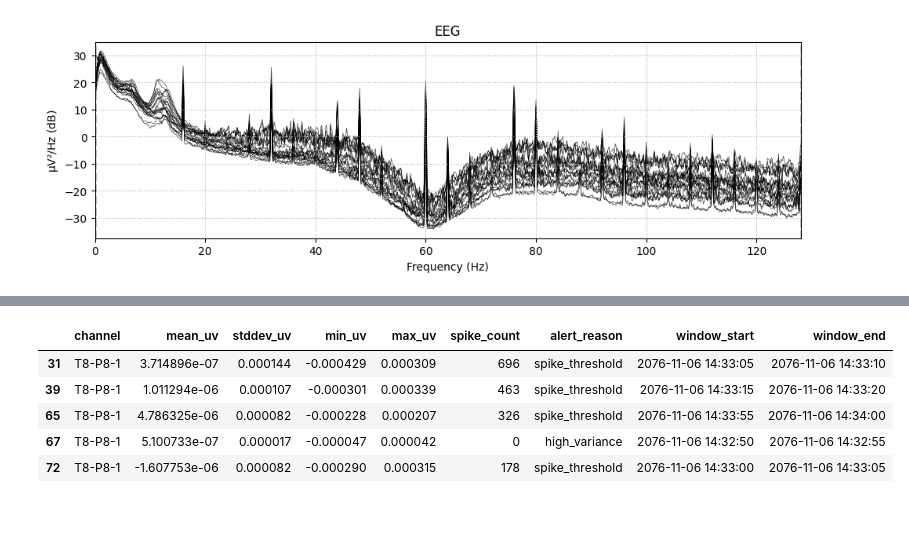
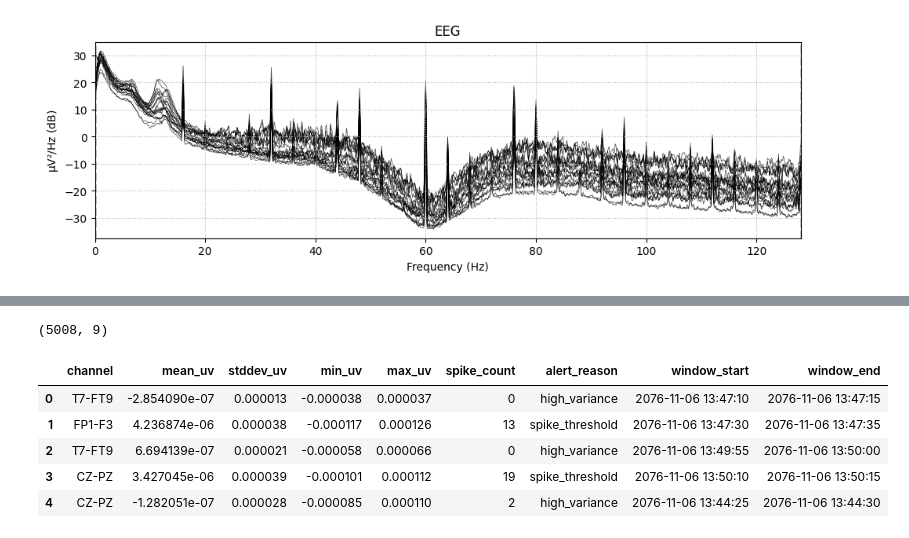
Before and after one commit to realestzeyu/seizure-detection-eeg, a Jupyter notebook: exploration.ipynb, the cells around one changed output, grey strips where cells are left out. Saved outputs shown, nothing was run; the diff lists cells and outputs as text; code cells hidden in the pictures.

```diff
--- a/exploration.ipynb
+++ b/exploration.ipynb
@@ -202,10 +205,12 @@ df.head(5)
 # %%
-df_filtered = df[df["channel"] == "T8-P8-1"]
-df_filtered.head(5)
+df = pd.read_parquet("./data/delta/eeg_alerts/patient_id=chb01/event_date=2076-11-06/")
+print(df.shape)
+df.head(5)
 # %% [output]
+(5008, 9)
 |  | channel | mean_uv | stddev_uv | min_uv | max_uv | spike_count | alert_reason | window_start | window_end |
-| 31 | T8-P8-1 | 3.714896e-07 | 0.000144 | -0.000429 | 0.000309 | 696 | spike_threshold | 2076-11-06 14:33:05 | 2076-11-06 14:33:10 |
-| 39 | T8-P8-1 | 1.011294e-06 | 0.000107 | -0.000301 | 0.000339 | 463 | spike_threshold | 2076-11-06 14:33:15 | 2076-11-06 14:33:20 |
-| 65 | T8-P8-1 | 4.786325e-06 | 0.000082 | -0.000228 | 0.000207 | 326 | spike_threshold | 2076-11-06 14:33:55 | 2076-11-06 14:34:00 |
-| 67 | T8-P8-1 | 5.100733e-07 | 0.000017 | -0.000047 | 0.000042 | 0 | high_variance | 2076-11-06 14:32:50 | 2076-11-06 14:32:55 |
-| 72 | T8-P8-1 | -1.607753e-06 | 0.000082 | -0.000290 | 0.000315 | 178 | spike_threshold | 2076-11-06 14:33:00 | 2076-11-06 14:33:05 |
+| 0 | T7-FT9 | -2.854090e-07 | 0.000013 | -0.000038 | 0.000037 | 0 | high_variance | 2076-11-06 13:47:10 | 2076-11-06 13:47:15 |
+| 1 | FP1-F3 | 4.236874e-06 | 0.000038 | -0.000117 | 0.000126 | 13 | spike_threshold | 2076-11-06 13:47:30 | 2076-11-06 13:47:35 |
+| 2 | T7-FT9 | 6.694139e-07 | 0.000021 | -0.000058 | 0.000066 | 0 | high_variance | 2076-11-06 13:49:55 | 2076-11-06 13:50:00 |
+| 3 | CZ-PZ | 3.427045e-06 | 0.000039 | -0.000101 | 0.000112 | 19 | spike_threshold | 2076-11-06 13:50:10 | 2076-11-06 13:50:15 |
+| 4 | CZ-PZ | -1.282051e-07 | 0.000028 | -0.000085 | 0.000110 | 2 | high_variance | 2076-11-06 13:44:25 | 2076-11-06 13:44:30 |
```
Also changed, not shown: parts of 2 cells of this notebook, 5 other files.
